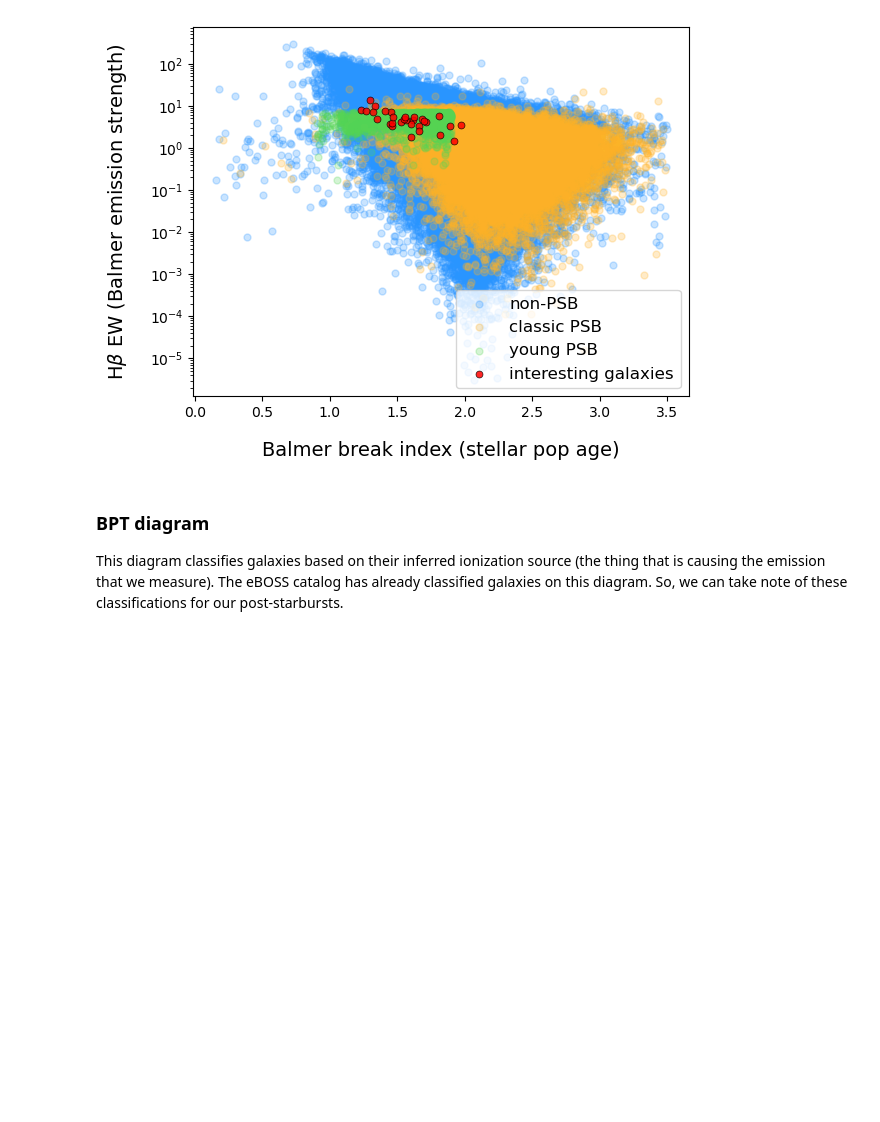
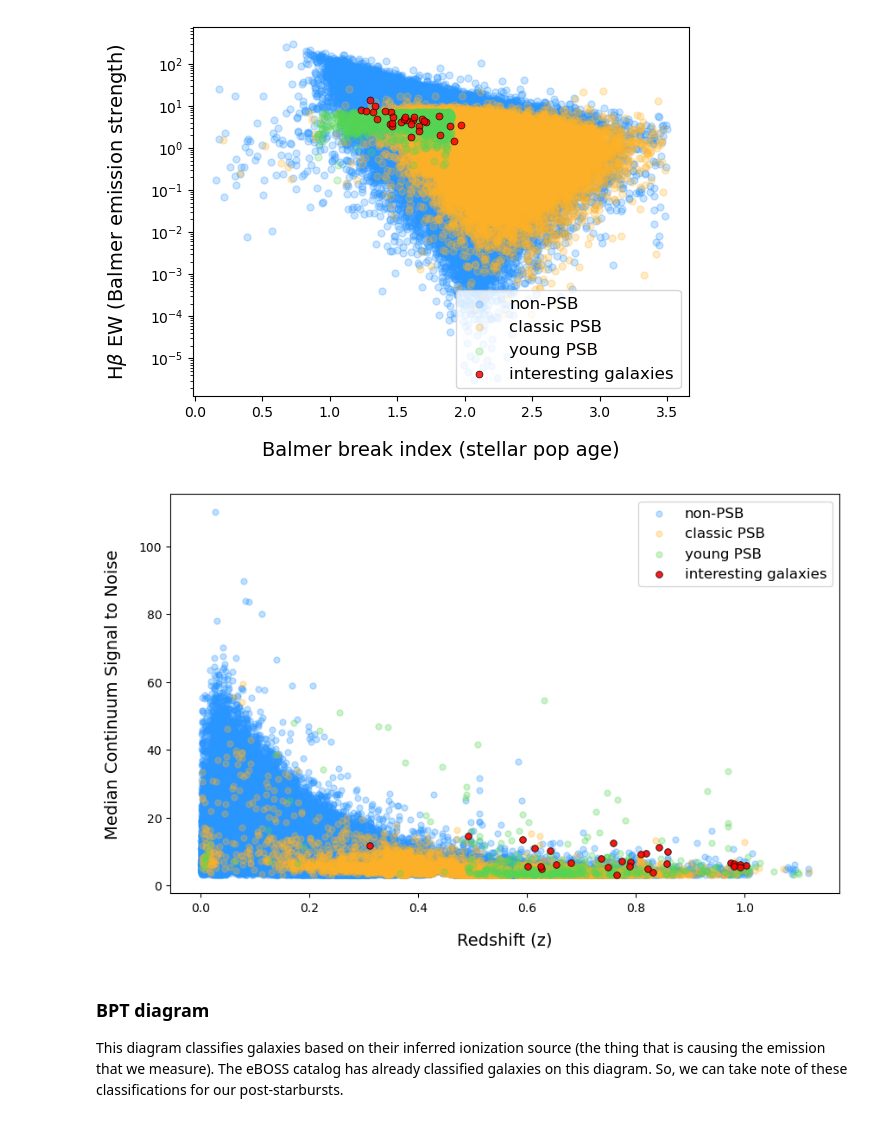
Before and after one commit to Marissa-Perry/young-post-starburst-classification, a Jupyter notebook: notebooks/02_eBOSS_data_analysis.ipynb, the cells around one changed output. Drawn from its saved outputs; the diff is of its cells as text; code cells hidden in the pictures; blank space fills up the shorter version.

Commit message:
Updated H-beta EW cuts, S/N analysis plot added, and ignored catalog PDFs.

```diff
--- a/notebooks/02_eBOSS_data_analysis.ipynb
+++ b/notebooks/02_eBOSS_data_analysis.ipynb
@@ -343,6 +343,41 @@ plt.savefig(file_path, dpi=500, bbox_inches='tight')
 plt.show()
 # %% [output]
 [figure]
+# %%
+# UPDATE: Creating a signal to noise by redshift plot to help visualize where a lot of our outliars seem to be falling
+
+plt.figure(figsize=(10, 6))
+
+for key in sample_dict:
+
+    subsample_data = sample_dict[key]
+    subsample_color = color_dict[key]
+
+    # Filtering out missing/invalid values if present (I just don't want to encounter issues with this down the road)
+    valid_data = subsample_data[(subsample_data['SN_MEDIAN_ALL'] > 0) & (subsample_data['Z'] > 0)]
+
+    # plotting data in a scatter plot
+    x_values = valid_data['Z']
+    y_values = valid_data['SN_MEDIAN_ALL']
+
+    if key == "interesting galaxies":
+        plt.scatter(x_values, y_values, s=30, alpha=0.9, c=subsample_color, edgecolors='black', linewidths=0.6, label=key, zorder=5)
+    else:
+        plt.scatter(x_values, y_values, s=25, alpha=0.3, c=subsample_color, label=key, zorder=3)
+
+# labeling our axes
+plt.xlabel(r'Redshift (z)', fontsize=14, labelpad=15)
+plt.ylabel(r'Median Continuum Signal to Noise', fontsize=14, labelpad=15)
+
+plt.legend(fontsize=12, loc='upper right')
+
+# saving and displaying figure
+fig_name = 'SN_vs_Redshift.png'  # name the figure
+file_path = os.path.join('..', 'plots', fig_name)
+plt.savefig(file_path, dpi=500, bbox_inches='tight')
+plt.show()
+# %% [output]
+[figure, added]
 # %% [markdown]
 ### BPT diagram
 
```
Also changed, not shown: parts of 1 cell of this notebook, 3 other files.
